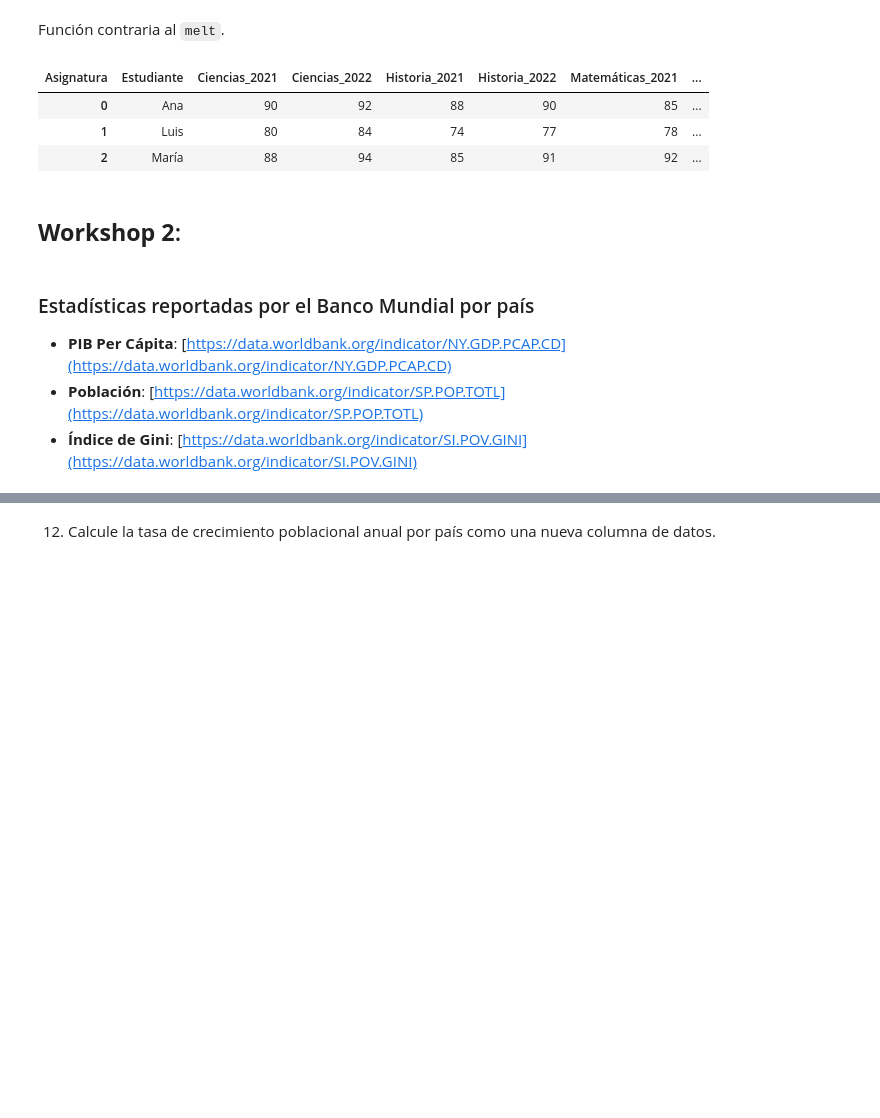
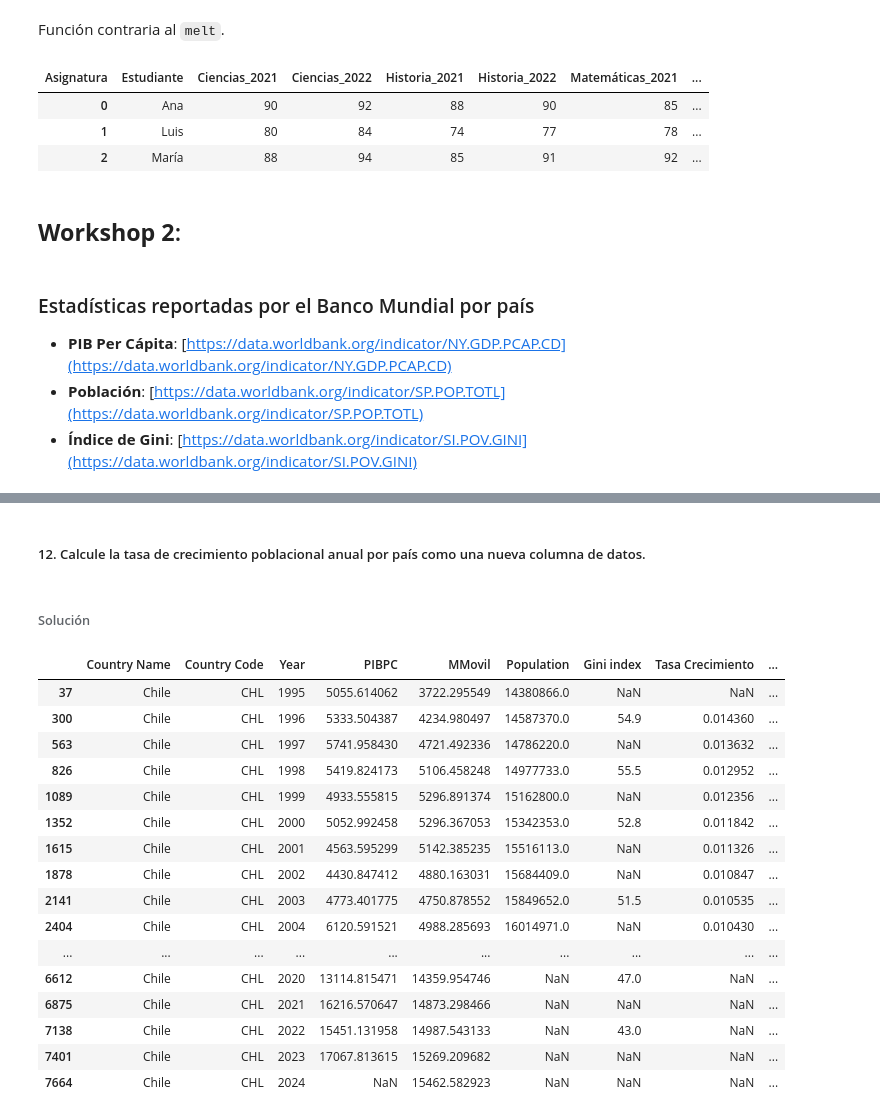
Before and after one commit to GabrielBurgosS/Data-Visualization-2025, a Jupyter notebook: Ayudantía 3 - Tidy Data.ipynb, the cells around one changed output, grey strips where cells are left out. Cells and saved outputs as stored; diff of their text form; code cells hidden in the pictures; blank space fills up the shorter version.

```diff
--- a/Ayudantía 3 - Tidy Data.ipynb
+++ b/Ayudantía 3 - Tidy Data.ipynb
@@ -223,0 +538,6 @@ df_no_tidy
+# %%
+# SOLUCIÓN 7
+# Concatenación simple
+df_merged = pd.merge(df_pibt, df_popt, on=['Country Name', 'Country Code', 'Year'])
+df_merged = pd.merge(df_merged, df_ginit, on=['Country Name', 'Country Code', 'Year'])
+df_merged.head()
@@ -235,0 +567,10 @@ df_no_tidy
+# %%
+# SOLUCIÓN 11
+# Filtro de columnas (solo para mejor visualización)
+column_list = [column for column in df_merged.columns
+               if
+               ('Indicator Name' not in column)
+                and
+               ('Indicator Code' not in column)
+               ]
+column_list
@@ -235,0 +585,6 @@ df_no_tidy
+# %%
+# SOLUCIÓN 11
+# Filtro de columnas aplicado
+df_merged_clean = df_merged[column_list]
+df_merged_clean = df_merged_clean.rename(columns={'PIB':'PIBPC'}) # Mala mia, tenia PIB per capita como PIB, asi que lo renombro
+df_merged_clean
@@ -235,0 +605,5 @@ df_no_tidy
+# %%
+# SOLUCIÓN 11
+# Cálculo de PIB
+df_merged_clean['PIB'] = df_merged_clean['PIBPC'] * df_merged_clean['Population']
+df_merged_clean
@@ -236,4 +624,29 @@ df_no_tidy
 # %% [markdown]
-12. Calcule la tasa de crecimiento poblacional anual por país como una nueva columna de datos.
+##### 12. Calcule la tasa de crecimiento poblacional anual por país como una nueva columna de datos.
 # %%
 # Tu código aquí
+# %% [markdown]
+###### Solución
+# %%
+# SOLUCIÓN 12
+# Denuevo pandas nos salva la vida
+df_merged_clean['Tasa Crecimiento'] = df_merged_clean.groupby(['Country Name','Country Code'])['Population'].pct_change(fill_method=None)
+df_merged_clean[df_merged_clean['Country Name'] == 'Chile']
+# %% [output]
+|  | Country Name | Country Code | Year | PIBPC | MMovil | Population | Gini index | Tasa Crecimiento | ... |
+| 37 | Chile | CHL | 1995 | 5055.614062 | 3722.295549 | 14380866.0 | NaN | NaN | ... |
+| 300 | Chile | CHL | 1996 | 5333.504387 | 4234.980497 | 14587370.0 | 54.9 | 0.014360 | ... |
+| 563 | Chile | CHL | 1997 | 5741.958430 | 4721.492336 | 14786220.0 | NaN | 0.013632 | ... |
+| 826 | Chile | CHL | 1998 | 5419.824173 | 5106.458248 | 14977733.0 | 55.5 | 0.012952 | ... |
+| 1089 | Chile | CHL | 1999 | 4933.555815 | 5296.891374 | 15162800.0 | NaN | 0.012356 | ... |
+| 1352 | Chile | CHL | 2000 | 5052.992458 | 5296.367053 | 15342353.0 | 52.8 | 0.011842 | ... |
+| 1615 | Chile | CHL | 2001 | 4563.595299 | 5142.385235 | 15516113.0 | NaN | 0.011326 | ... |
+| 1878 | Chile | CHL | 2002 | 4430.847412 | 4880.163031 | 15684409.0 | NaN | 0.010847 | ... |
+| 2141 | Chile | CHL | 2003 | 4773.401775 | 4750.878552 | 15849652.0 | 51.5 | 0.010535 | ... |
+| 2404 | Chile | CHL | 2004 | 6120.591521 | 4988.285693 | 16014971.0 | NaN | 0.010430 | ... |
+| ... | ... | ... | ... | ... | ... | ... | ... | ... | ... |
+| 6612 | Chile | CHL | 2020 | 13114.815471 | 14359.954746 | NaN | 47.0 | NaN | ... |
+| 6875 | Chile | CHL | 2021 | 16216.570647 | 14873.298466 | NaN | NaN | NaN | ... |
+| 7138 | Chile | CHL | 2022 | 15451.131958 | 14987.543133 | NaN | 43.0 | NaN | ... |
+| 7401 | Chile | CHL | 2023 | 17067.813615 | 15269.209682 | NaN | NaN | NaN | ... |
+| 7664 | Chile | CHL | 2024 | NaN | 15462.582923 | NaN | NaN | NaN | ... |
```
Also changed, not shown: parts of 69 cells of this notebook.
